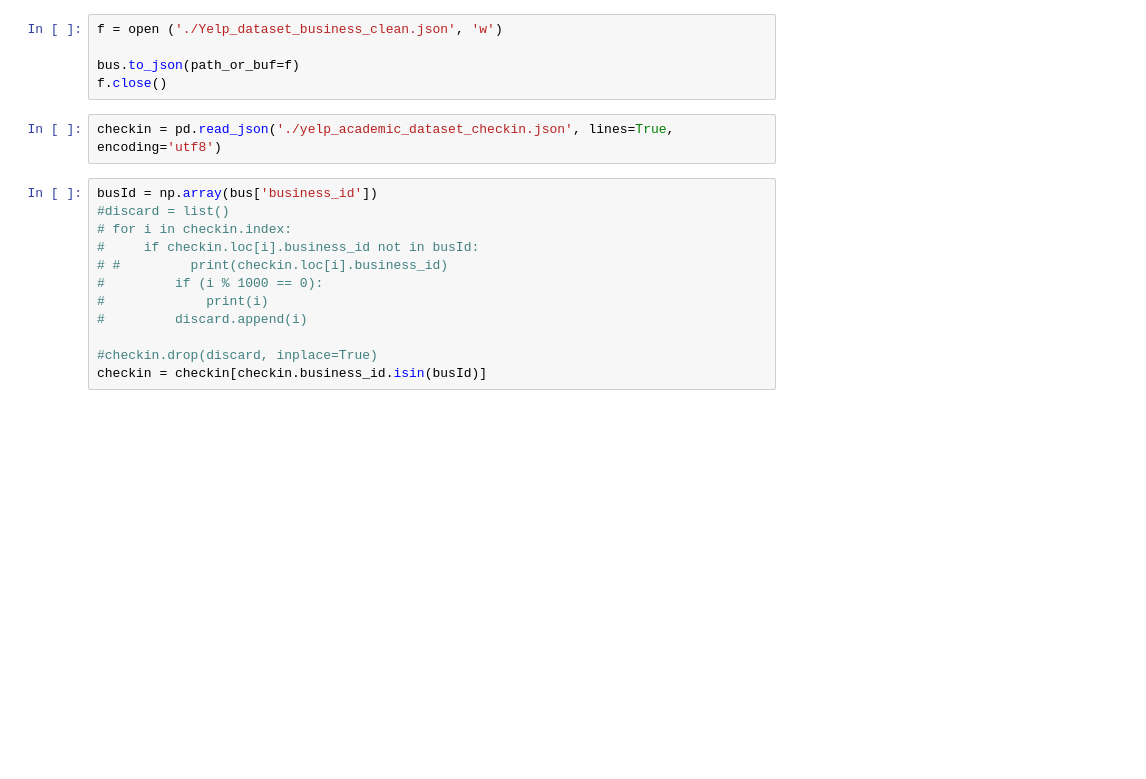
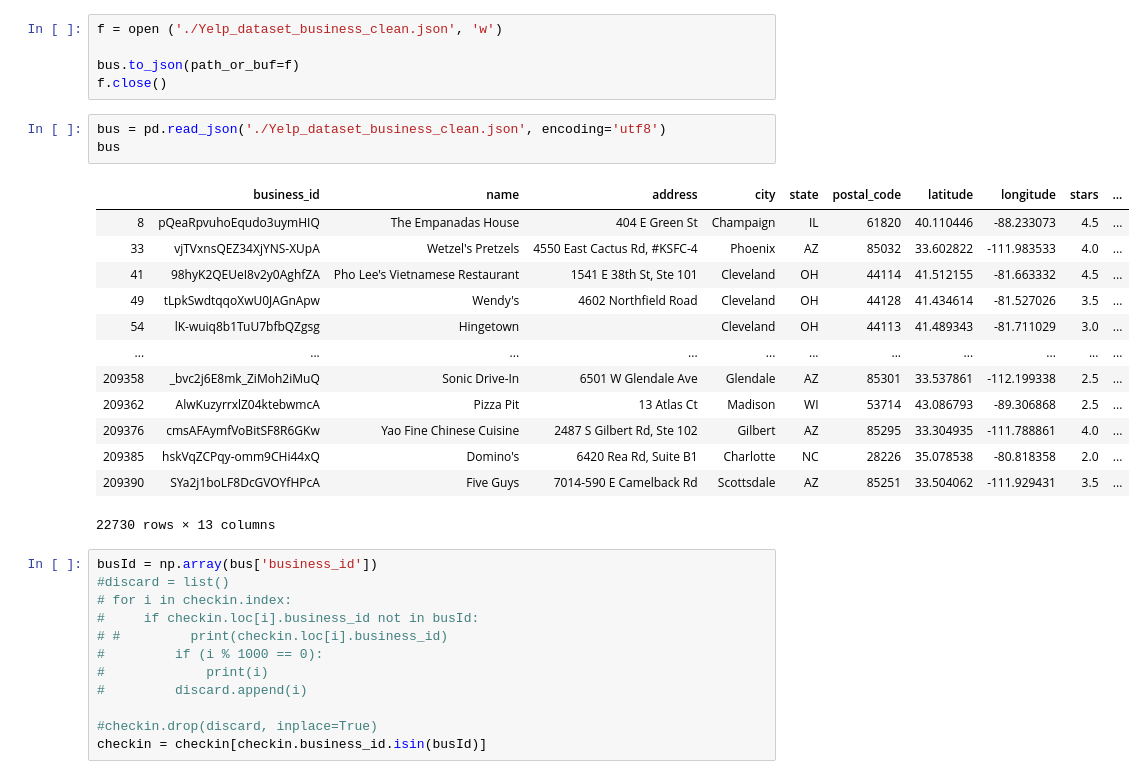
Before and after one commit to bill9108/ECE143_Team1, a Jupyter notebook: Clean_Dataset.ipynb, the cells around one changed output. Drawn from its saved outputs; the diff is of its cells as text; blank space fills up the shorter version.

```diff
--- a/Clean_Dataset.ipynb
+++ b/Clean_Dataset.ipynb
@@ -23,7 +23,22 @@ f = open ('./Yelp_dataset_business_clean.json', 'w')
 bus.to_json(path_or_buf=f)
 f.close()
 # %%
-checkin = pd.read_json('./yelp_academic_dataset_checkin.json', lines=True, encoding='utf8')
+bus = pd.read_json('./Yelp_dataset_business_clean.json', encoding='utf8')
+bus
+# %% [output]
+|  | business_id | name | address | city | state | postal_code | latitude | longitude | stars | ... |
+| 8 | pQeaRpvuhoEqudo3uymHIQ | The Empanadas House | 404 E Green St | Champaign | IL | 61820 | 40.110446 | -88.233073 | 4.5 | ... |
+| 33 | vjTVxnsQEZ34XjYNS-XUpA | Wetzel's Pretzels | 4550 East Cactus Rd, #KSFC-4 | Phoenix | AZ | 85032 | 33.602822 | -111.983533 | 4.0 | ... |
+| 41 | 98hyK2QEUeI8v2y0AghfZA | Pho Lee's Vietnamese Restaurant | 1541 E 38th St, Ste 101 | Cleveland | OH | 44114 | 41.512155 | -81.663332 | 4.5 | ... |
+| 49 | tLpkSwdtqqoXwU0JAGnApw | Wendy's | 4602 Northfield Road | Cleveland | OH | 44128 | 41.434614 | -81.527026 | 3.5 | ... |
+| 54 | lK-wuiq8b1TuU7bfbQZgsg | Hingetown |  | Cleveland | OH | 44113 | 41.489343 | -81.711029 | 3.0 | ... |
+| ... | ... | ... | ... | ... | ... | ... | ... | ... | ... | ... |
+| 209358 | _bvc2j6E8mk_ZiMoh2iMuQ | Sonic Drive-In | 6501 W Glendale Ave | Glendale | AZ | 85301 | 33.537861 | -112.199338 | 2.5 | ... |
+| 209362 | AlwKuzyrrxlZ04ktebwmcA | Pizza Pit | 13 Atlas Ct | Madison | WI | 53714 | 43.086793 | -89.306868 | 2.5 | ... |
+| 209376 | cmsAFAymfVoBitSF8R6GKw | Yao Fine Chinese Cuisine | 2487 S Gilbert Rd, Ste 102 | Gilbert | AZ | 85295 | 33.304935 | -111.788861 | 4.0 | ... |
+| 209385 | hskVqZCPqy-omm9CHi44xQ | Domino's | 6420 Rea Rd, Suite B1 | Charlotte | NC | 28226 | 35.078538 | -80.818358 | 2.0 | ... |
+| 209390 | SYa2j1boLF8DcGVOYfHPcA | Five Guys | 7014-590 E Camelback Rd | Scottsdale | AZ | 85251 | 33.504062 | -111.929431 | 3.5 | ... |
+22730 rows × 13 columns
 # %%
 busId = np.array(bus['business_id'])
 #discard = list()
```
Also changed, not shown: 17 other files.
